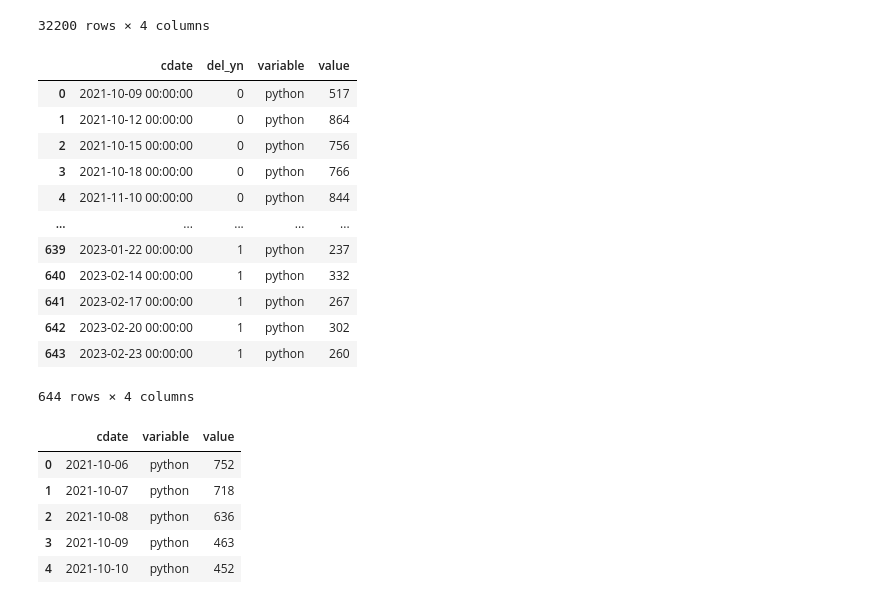
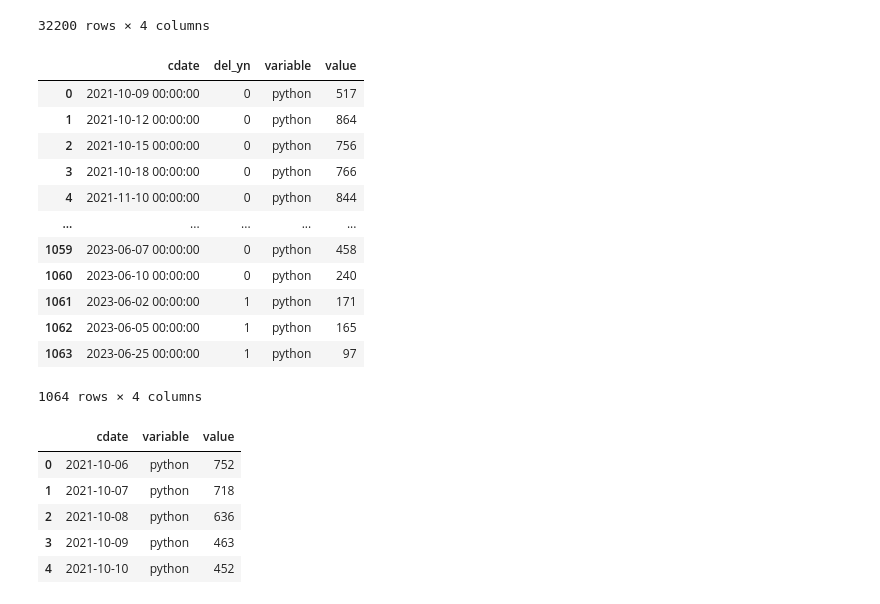
Before and after one commit to boysbeanxious/stackoverflow_src, a Jupyter notebook: DA/7_refutation_final.ipynb, the cells around one changed output. Drawn from its saved outputs; the diff is of its cells as text; code cells hidden in the pictures.

```diff
--- a/DA/7_refutation_final.ipynb
+++ b/DA/7_refutation_final.ipynb
@@ -38,8 +38,13 @@ cond2_treat_1_2 = pd.read_csv("../../data/treat_1_2_condition2.csv")
 
 cond3_treat_0_1 = pd.read_csv("../../data/treat_0_1_condition3.csv")
 cond3_treat_0_2 = pd.read_csv("../../data/treat_0_2_condition3.csv")
+cond3_treat_0_3 = pd.read_csv("../../data/treat_0_3_condition3.csv")
+cond3_treat_0_4 = pd.read_csv("../../data/treat_0_4_condition3.csv")
+
 cond3_treat_1_1 = pd.read_csv("../../data/treat_1_1_condition3.csv")
 cond3_treat_1_2 = pd.read_csv("../../data/treat_1_2_condition3.csv")
+cond3_treat_1_3 = pd.read_csv("../../data/treat_1_3_condition3.csv")
+cond3_treat_1_4 = pd.read_csv("../../data/treat_1_4_condition3.csv")
 
 # 데이터 읽기 및 전처리
 df_topic_day = pd.read_csv("../../R/data/topic_day_panel.csv")
@@ -165,6 +170,17 @@ cond3_sede = pd.concat([  cond3_treat_0_1
                         , cond3_treat_0_2
                         , cond3_treat_1_1
                         , cond3_treat_1_2], axis = 0)
+
+
+
+cond3_long_sede = pd.concat([ cond3_treat_0_1
+                            , cond3_treat_0_2
+                            , cond3_treat_0_3
+                            , cond3_treat_0_4
+                            , cond3_treat_1_1
+                            , cond3_treat_1_2
+                            , cond3_treat_1_3
+                            , cond3_treat_1_4], axis = 0)
 # %%
 df_postcnt_per_tag_0 = df_postcnt_per_tag.loc[(cond_treat0_s & cond_treat0_e)]
 df_postcnt_per_tag_1 = df_postcnt_per_tag.loc[(cond_treat1_s & cond_treat1_e)]
@@ -305,6 +321,7 @@ cond3_sede
 cond1_sede = cond1_sede.melt(id_vars = ['cdate', 'del_yn'], value_vars=cond1_sede.columns[1:])
 cond2_sede = cond2_sede.melt(id_vars = ['cdate', 'del_yn'], value_vars=cond2_sede.columns[1:])
 cond3_sede = cond3_sede.melt(id_vars = ['cdate', 'del_yn'], value_vars=cond3_sede.columns[1:])
+cond3_long_sede = cond3_long_sede.melt(id_vars = ['cdate', 'del_yn'], value_vars=cond3_long_sede.columns[1:])
 # %%
 cond3_sede.sort_values(by = ['cdate', 'value'], ascending=[True, False])
 # %% [output]
@@ -322,21 +339,21 @@ cond3_sede.sort_values(by = ['cdate', 'value'], ascending=[True, False])
 | 28291 | 2023-03-14 00:00:00 | 0 | net | 0 |
 32200 rows × 4 columns
 # %%
-cond3_sede[cond3_sede['variable'] =='python']
+cond3_long_sede[cond3_long_sede['variable'] =='python']
 # %% [output]
 |  | cdate | del_yn | variable | value |
 | 0 | 2021-10-09 00:00:00 | 0 | python | 517 |
 | 1 | 2021-10-12 00:00:00 | 0 | python | 864 |
 | 2 | 2021-10-15 00:00:00 | 0 | python | 756 |
 | 3 | 2021-10-18 00:00:00 | 0 | python | 766 |
 | 4 | 2021-11-10 00:00:00 | 0 | python | 844 |
 | ... | ... | ... | ... | ... |
-| 639 | 2023-01-22 00:00:00 | 1 | python | 237 |
-| 640 | 2023-02-14 00:00:00 | 1 | python | 332 |
-| 641 | 2023-02-17 00:00:00 | 1 | python | 267 |
-| 642 | 2023-02-20 00:00:00 | 1 | python | 302 |
-| 643 | 2023-02-23 00:00:00 | 1 | python | 260 |
+| 1059 | 2023-06-07 00:00:00 | 0 | python | 458 |
+| 1060 | 2023-06-10 00:00:00 | 0 | python | 240 |
+| 1061 | 2023-06-02 00:00:00 | 1 | python | 171 |
+| 1062 | 2023-06-05 00:00:00 | 1 | python | 165 |
+| 1063 | 2023-06-25 00:00:00 | 1 | python | 97 |
-644 rows × 4 columns
+1064 rows × 4 columns
 # %%
 df_postcnt_per_tag_01 = df_postcnt_per_tag_01.melt(id_vars = ['cdate'], value_vars=df_postcnt_per_tag_01.columns[1:])
 df_postcnt_per_tag_not_calc_01 = df_postcnt_per_tag_not_calc_01.melt(id_vars = ['cdate'], value_vars=df_postcnt_per_tag_not_calc_01.columns[1:])
```
Also changed, not shown: parts of 86 cells of this notebook, 3 other files.
